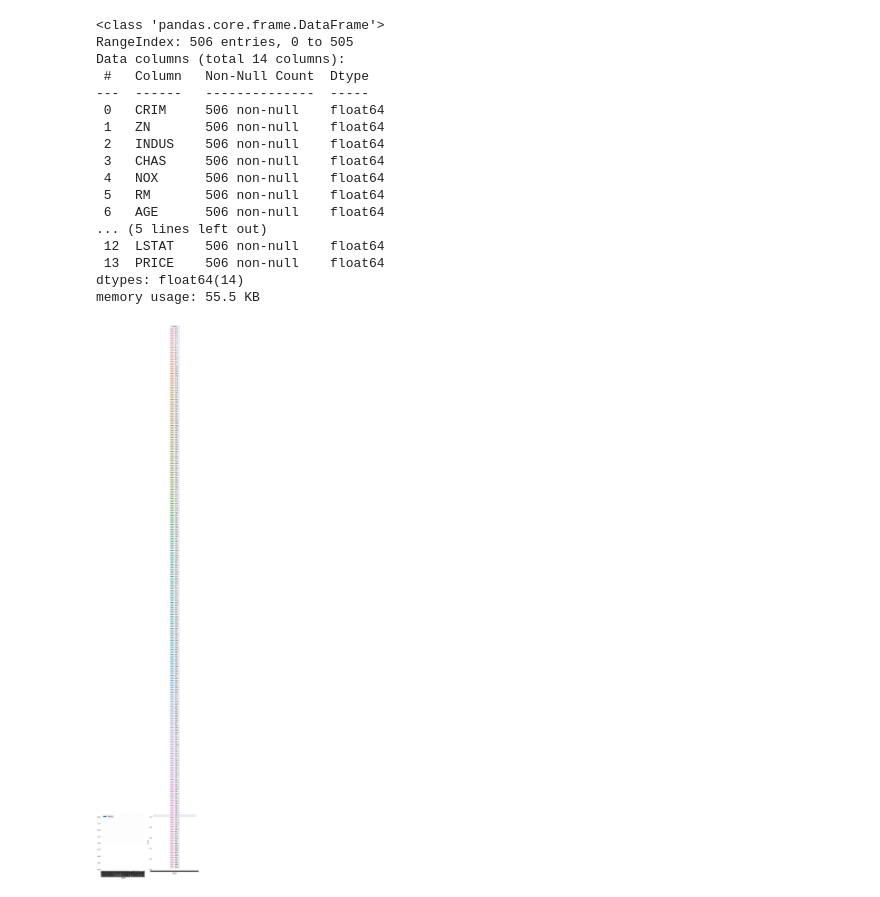
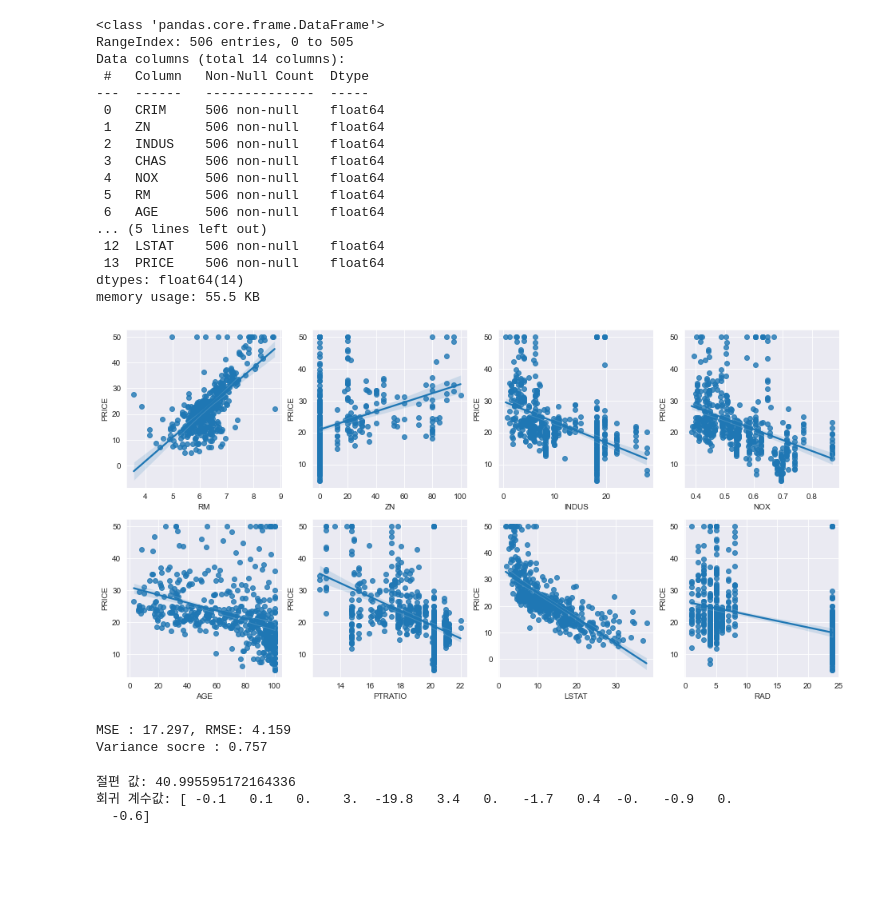
Before and after one commit to rmadmswk/BigData, a Jupyter notebook: m7_ 모델성능평가/평가_회귀.ipynb, the cells around one changed output. Cells and saved outputs as stored; diff of their text form; code cells hidden in the pictures; blank space fills up the shorter version.

```diff
--- a/m7_ 모델성능평가/평가_회귀.ipynb
+++ b/m7_ 모델성능평가/평가_회귀.ipynb
@@ -333,12 +356,41 @@ Data columns (total 14 columns):
  13  PRICE    506 non-null    float64
 dtypes: float64(14)
 memory usage: 55.5 KB
-# %%
-import matplotlib.pyplot as plt
-import seaborn as sns
-f,ax = plt.subplots(1,2,figsize=(10,6))
-bar = boston_df[['CRIM','PRICE']].groupby(['CRIM']).count().plot.bar(ax=ax[0])
-bar2 = sns.countplot(hue='PRICE',x='CRIM',data=boston_df)
-plt.show()
-# %% [output]
-[figure, removed]
+# %%
+fig,axs = plt.subplots(figsize=(16,8), ncols=4,nrows=2)
+lm_features = ['RM','ZN','INDUS','NOX','AGE','PTRATIO','LSTAT','RAD']
+for i, feature in enumerate(lm_features):
+    row = int(i/4)
+    col = i%4
+    sns.regplot(x=feature,y='PRICE',data=boston_df,ax=axs[row][col])
+# %% [output]
+[figure, added]
+# %%
+from sklearn.model_selection import train_test_split
+from sklearn.linear_model import LinearRegression
+from sklearn.metrics import mean_squared_error, r2_score
+
+y_target = boston_df['PRICE']
+X_data = boston_df.drop(['PRICE'],axis=1,inplace=False)
+
+X_train, X_test, y_train, y_test = train_test_split(X_data, y_target, test_size=0.3, random_state=156)
+
+# 선형 회귀 OLS로 학습/예측/평가 수행
+lr = LinearRegression()
+lr.fit(X_train,y_train)
+y_preds = lr.predict(X_test)
+mse = mean_squared_error(y_test,y_preds)
+rmse = np.sqrt(mse)
+
+print('MSE : {0:.3f}, RMSE: {1:.3F}'.format(mse,rmse))
+print('Variance socre : {0:.3f}'.format(r2_score(y_test,y_preds)))
+# %% [output]
+MSE : 17.297, RMSE: 4.159
+Variance socre : 0.757
+# %%
+print('절편 값:',lr.intercept_)
+print('회귀 계수값:',np.round(lr.coef_,1))
+# %% [output]
+절편 값: 40.995595172164336
+회귀 계수값: [ -0.1   0.1   0.    3.  -19.8   3.4   0.   -1.7   0.4  -0.   -0.9   0.
+  -0.6]
```
Also changed, not shown: parts of 7 cells of this notebook, 2 other files.
